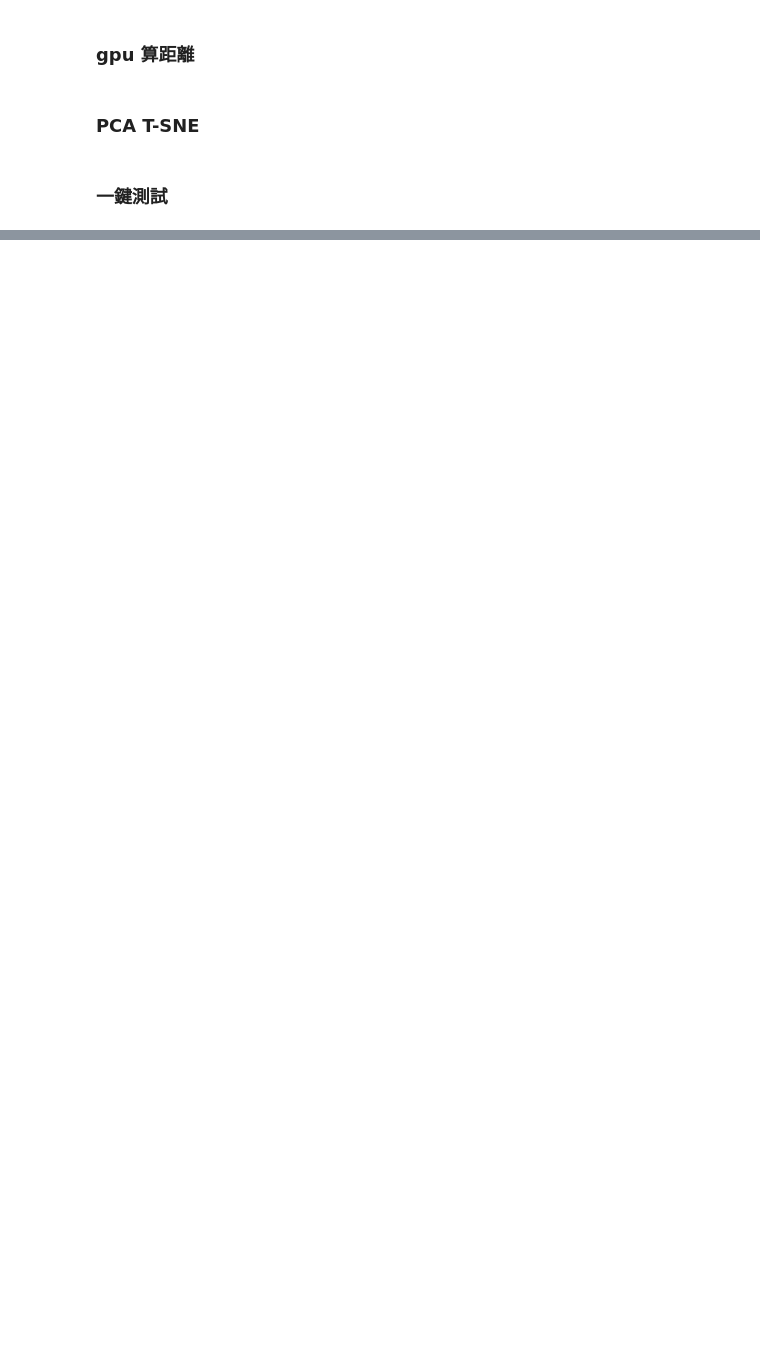
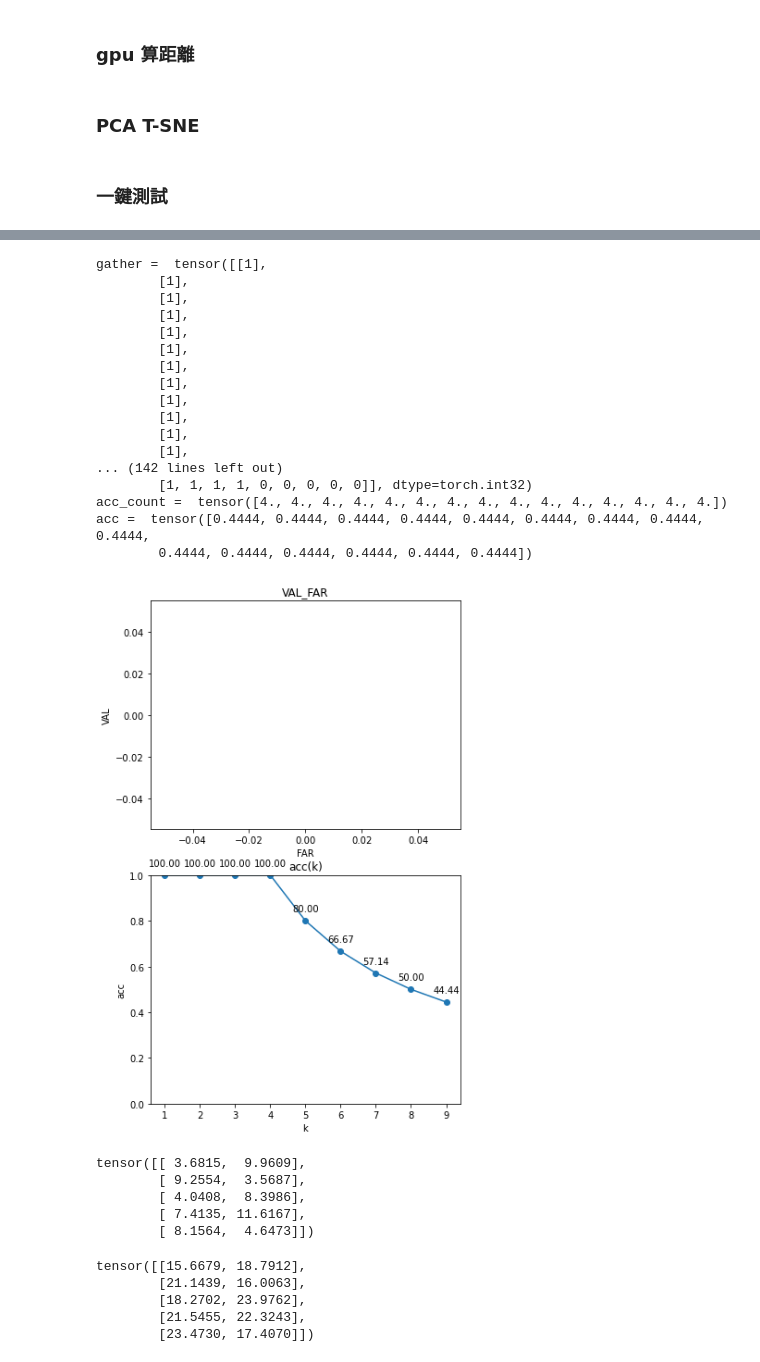
Before and after one commit to a07458666/simsiamfacenet, a Jupyter notebook: evaluationFeatureVertor.ipynb, the cells around one changed output, grey strips where cells are left out. Cells and saved outputs as stored; diff of their text form; code cells hidden in the pictures; blank space fills up the shorter version.

```diff
--- a/evaluationFeatureVertor.ipynb
+++ b/evaluationFeatureVertor.ipynb
@@ -525,0 +586,71 @@ sameDist  0.35147527 , diffDist  0.962888 , S/D  0.36502197
+# %%
+def calculateClusterACC_GPU_FIX(y_pre, target, k = 5):
+    dist = pdist(torch.Tensor(y_pre).cpu())
+#     dist = pairwise_distance_torch(torch.Tensor(y_pre).to(device), device).cpu()
+#     print("dist A = ", dist)
+    dist[dist == 0] = float('nan')
+#     print("dist B = ", dist)
+    mask_pos, mask_neg = makemask(torch.Tensor(target).cpu())
+#     print("mask_pos = ", mask_pos)
+#     print("mask_neg = ", mask_neg)
+
+    values, indices = torch.topk(dist, k, largest = False)
+#     print("values = ", values)
+#     print("indices = ", indices)
+    torch.gather(mask_pos, 1, indices)
+    print("gather = ", torch.gather(mask_pos, 1, indices).int())
+    aaa = torch.gather(mask_pos, 1, indices).float()
+    acc_count = torch.sum(aaa, 1)
+    acc = acc_count / k
+    print("acc_count = ", acc_count)
+    print("acc = ", acc)
+    return acc.detach().numpy().mean()
+# %%
+a= torch.normal(5, 3, size=(5, 512))
+b = torch.normal(20, 3, size=(5, 512))
+c = torch.normal(100, 3, size=(5, 512))
+target = [1, 1, 1, 1, 1, 2, 2, 2, 2, 2, 3, 3, 3, 3, 3]
+ab = torch.cat((a, b, c), 0)
+acc = []
+accList = []
+accK = []
+for k in tqdm(range(1, 9 + 1)):
+    acc = calculateClusterACC_GPU_FIX(ab, target, k)
+    accList.append(acc)
+    accK.append(k)
+showVAL_FAR_ACC([], [], accList, accK)
+# %% [output]
+gather =  tensor([[1],
+        [1],
+        [1],
+        [1],
+        [1],
+        [1],
+        [1],
+        [1],
+        [1],
+        [1],
+        [1],
+        [1],
+... (142 lines left out)
+        [1, 1, 1, 1, 0, 0, 0, 0, 0]], dtype=torch.int32)
+acc_count =  tensor([4., 4., 4., 4., 4., 4., 4., 4., 4., 4., 4., 4., 4., 4., 4.])
+acc =  tensor([0.4444, 0.4444, 0.4444, 0.4444, 0.4444, 0.4444, 0.4444, 0.4444, 0.4444,
+        0.4444, 0.4444, 0.4444, 0.4444, 0.4444, 0.4444])
+[figure, added]
+# %%
+a
+# %% [output]
+tensor([[ 3.6815,  9.9609],
+        [ 9.2554,  3.5687],
+        [ 4.0408,  8.3986],
+        [ 7.4135, 11.6167],
+        [ 8.1564,  4.6473]])
+# %%
+b
+# %% [output]
+tensor([[15.6679, 18.7912],
+        [21.1439, 16.0063],
+        [18.2702, 23.9762],
+        [21.5455, 22.3243],
+        [23.4730, 17.4070]])
```
Also changed, not shown: parts of 13 cells of this notebook.
